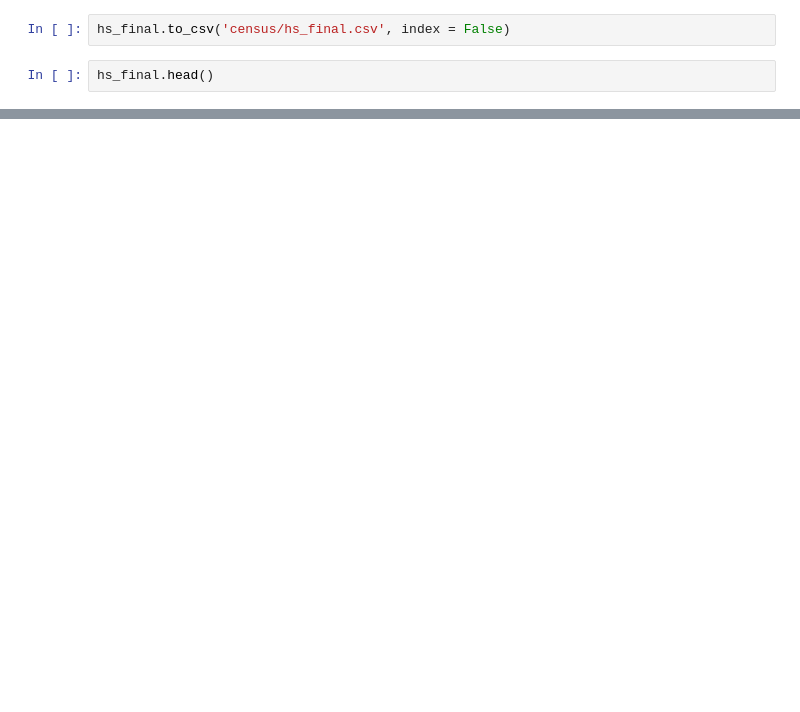
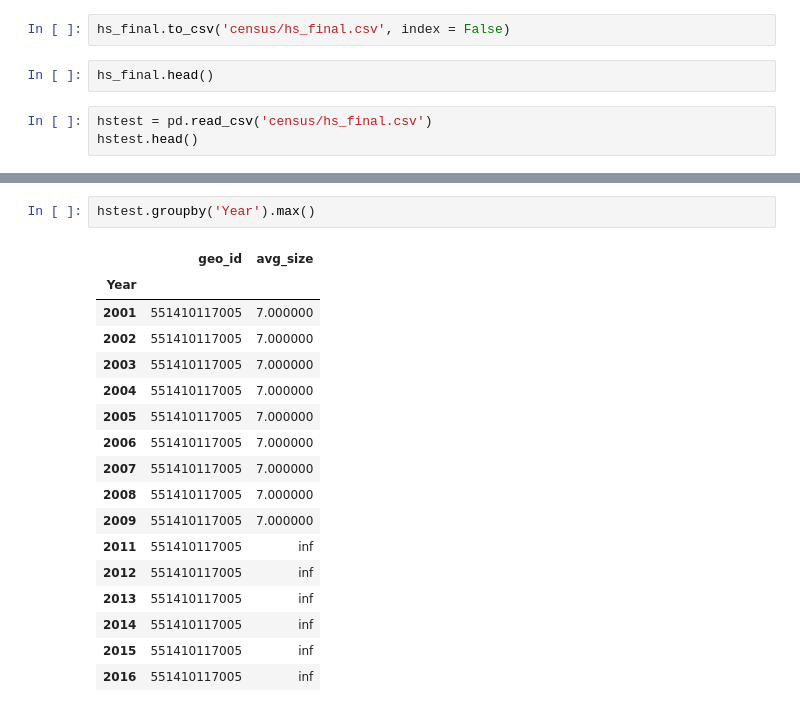
Before and after one commit to justincohler/evictions-learn, a Jupyter notebook: src/data/Gathering and Cleaning Census Data .ipynb, the cells around one changed output, grey strips where cells are left out. Saved outputs shown, nothing was run; the diff lists cells and outputs as text; blank space fills up the shorter version.

```diff
--- a/src/data/Gathering and Cleaning Census Data .ipynb
+++ b/src/data/Gathering and Cleaning Census Data .ipynb
@@ -290,3 +288,6 @@ hs_final.groupby('Year').count()
 hs_final.to_csv('census/hs_final.csv', index = False)
 # %%
 hs_final.head()
+# %%
+hstest = pd.read_csv('census/hs_final.csv')
+hstest.head()
@@ -292,0 +301,20 @@ hs_final.head()
+# %%
+hstest.groupby('Year').max()
+# %% [output]
+|  | geo_id | avg_size |
+| Year |  |  |
+| 2001 | 551410117005 | 7.000000 |
+| 2002 | 551410117005 | 7.000000 |
+| 2003 | 551410117005 | 7.000000 |
+| 2004 | 551410117005 | 7.000000 |
+| 2005 | 551410117005 | 7.000000 |
+| 2006 | 551410117005 | 7.000000 |
+| 2007 | 551410117005 | 7.000000 |
+| 2008 | 551410117005 | 7.000000 |
+| 2009 | 551410117005 | 7.000000 |
+| 2011 | 551410117005 | inf |
+| 2012 | 551410117005 | inf |
+| 2013 | 551410117005 | inf |
+| 2014 | 551410117005 | inf |
+| 2015 | 551410117005 | inf |
+| 2016 | 551410117005 | inf |
```
Also changed, not shown: parts of 22 cells of this notebook.
